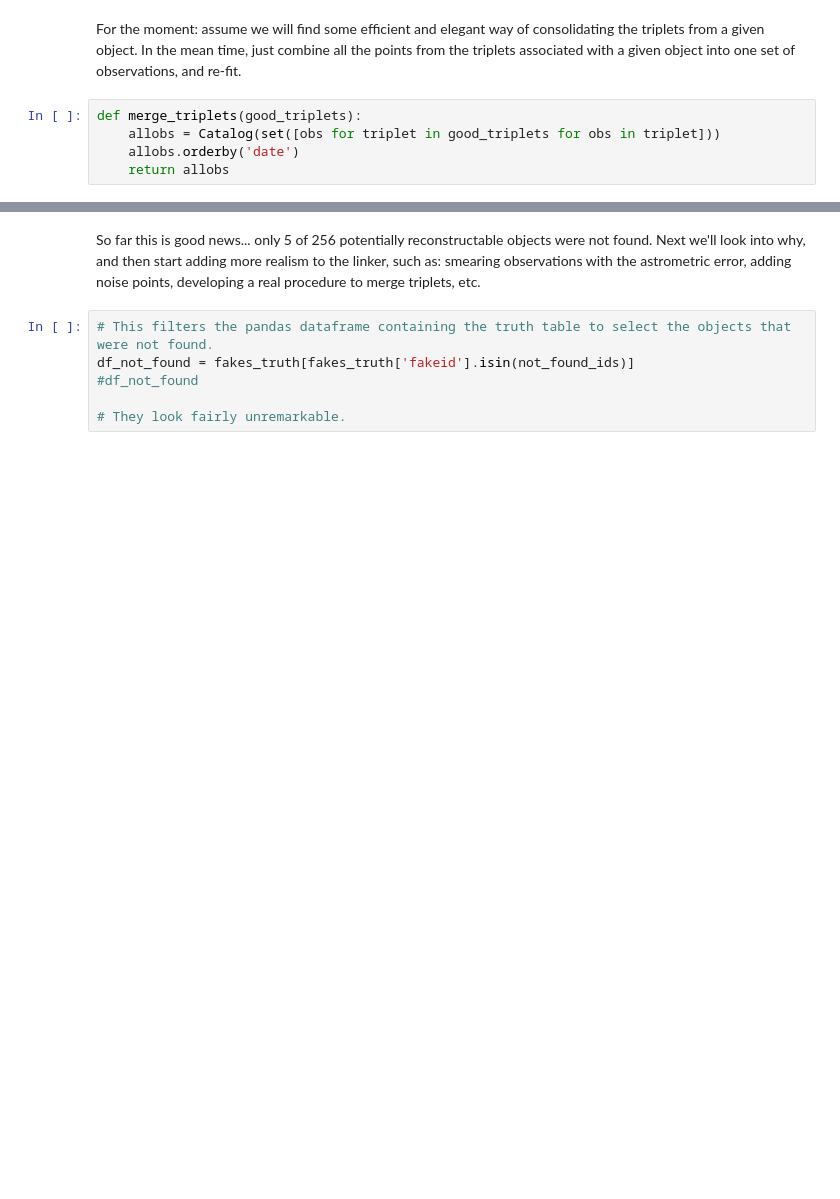
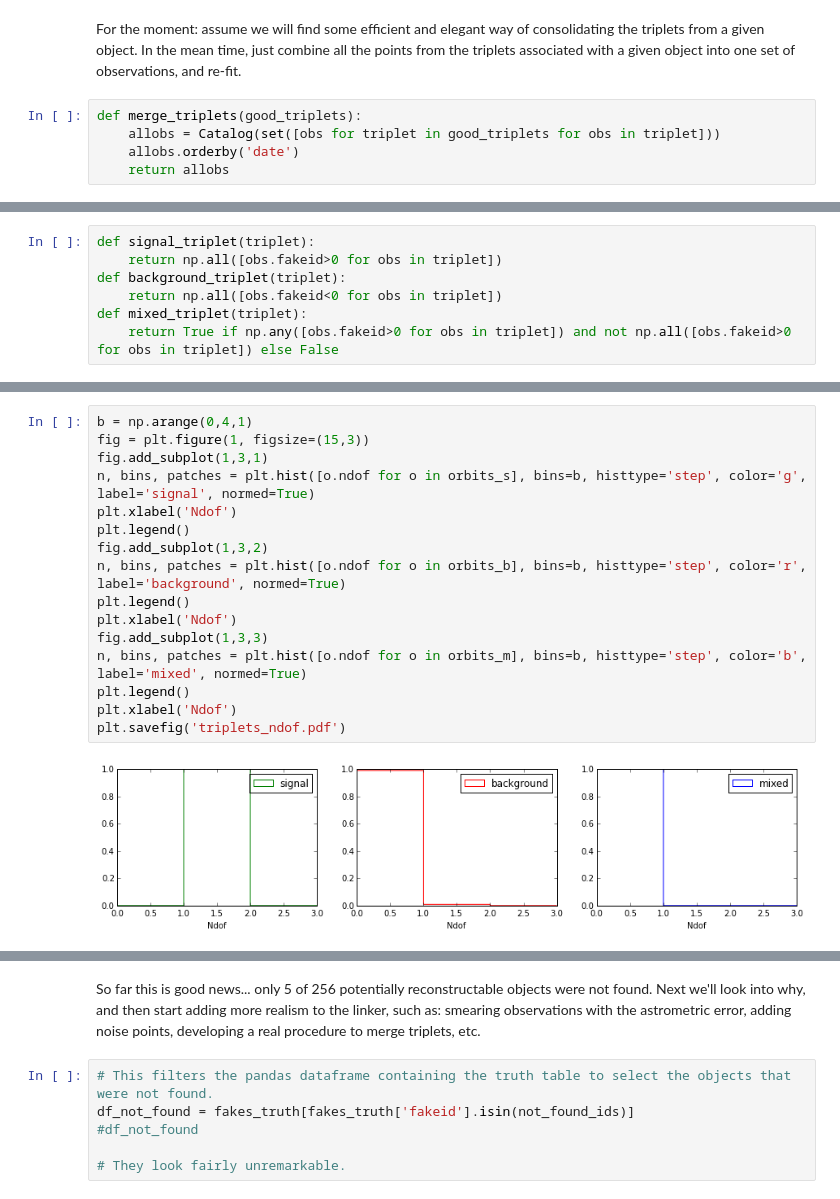
Before and after one commit to dwgerdes/tnofind, a Jupyter notebook: Linker tests.ipynb, the cells around one changed output, grey strips where cells are left out. Saved outputs shown, nothing was run; the diff lists cells and outputs as text; blank space fills up the shorter version.

```diff
--- a/Linker tests.ipynb
+++ b/Linker tests.ipynb
@@ -288,0 +394,7 @@ KeyboardInterrupt:
+# %%
+def signal_triplet(triplet):
+    return np.all([obs.fakeid>0 for obs in triplet])
+def background_triplet(triplet):
+    return np.all([obs.fakeid<0 for obs in triplet])
+def mixed_triplet(triplet):
+    return True if np.any([obs.fakeid>0 for obs in triplet]) and not np.all([obs.fakeid>0 for obs in triplet]) else False
@@ -289,3 +408,21 @@ KeyboardInterrupt:
+# %%
+b = np.arange(0,4,1)
+fig = plt.figure(1, figsize=(15,3))
+fig.add_subplot(1,3,1)
+n, bins, patches = plt.hist([o.ndof for o in orbits_s], bins=b, histtype='step', color='g', label='signal', normed=True)
+plt.xlabel('Ndof')
+plt.legend()
+fig.add_subplot(1,3,2)
+n, bins, patches = plt.hist([o.ndof for o in orbits_b], bins=b, histtype='step', color='r', label='background', normed=True)
+plt.legend()
+plt.xlabel('Ndof')
+fig.add_subplot(1,3,3)
+n, bins, patches = plt.hist([o.ndof for o in orbits_m], bins=b, histtype='step', color='b', label='mixed', normed=True)
+plt.legend()
+plt.xlabel('Ndof')
+plt.savefig('triplets_ndof.pdf')
+# %% [output]
+[figure, added]
 # %%
 a_true = [t.a for t in truth]
 e_true = [t.e for t in truth]
```
Also changed, not shown: parts of 19 cells of this notebook.
